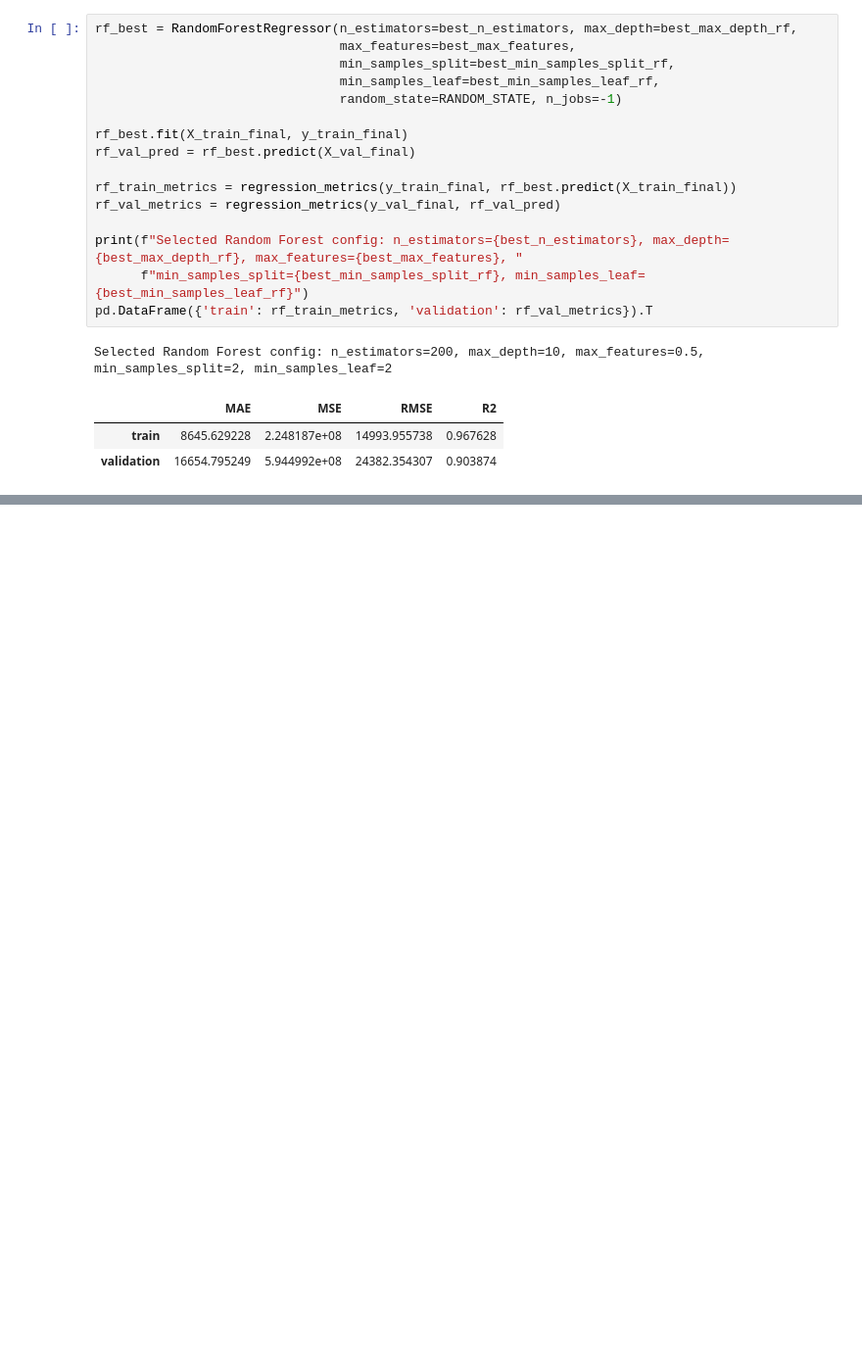
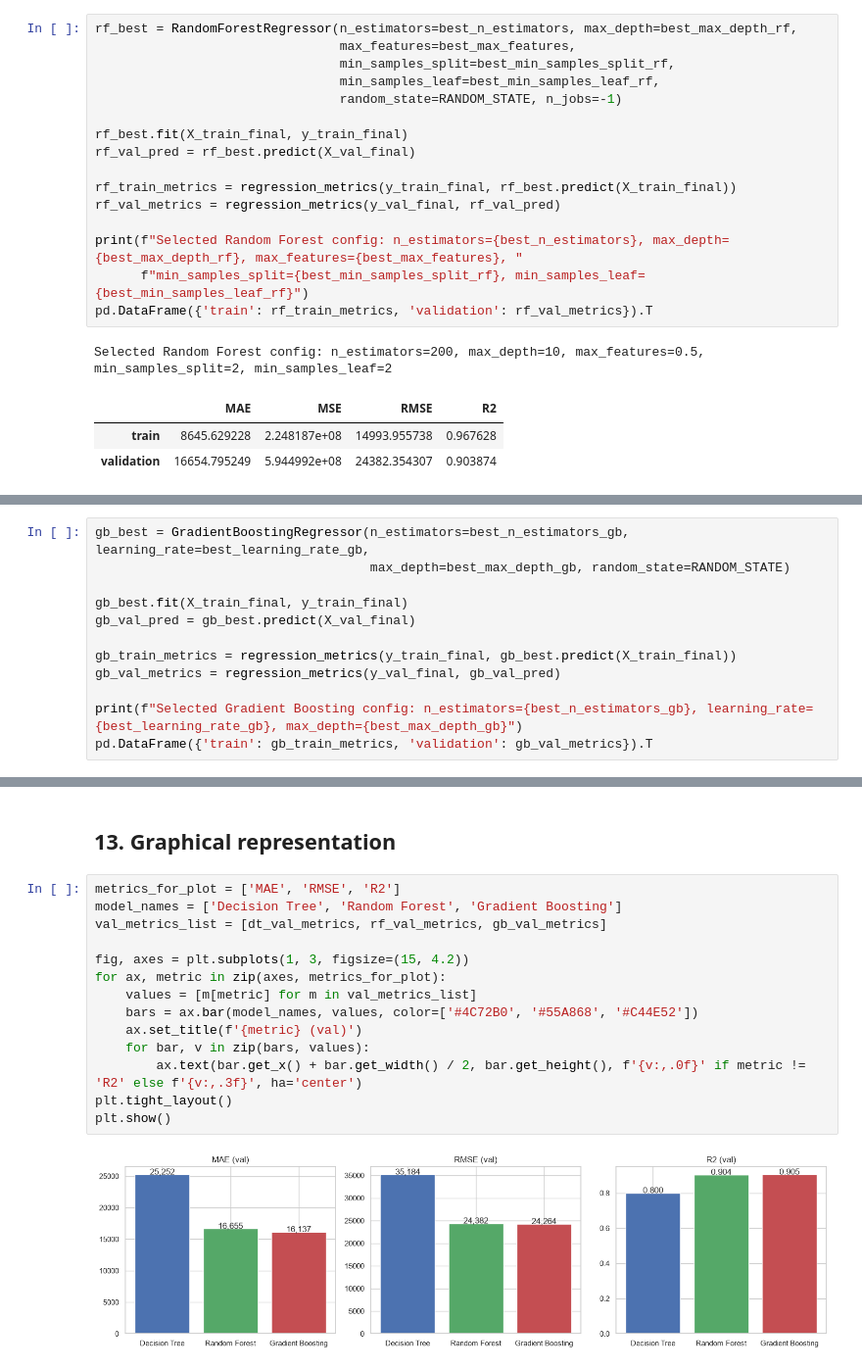
Before and after one commit to anuri-el/Machine-Learning-Technologies, a Jupyter notebook: trees.ipynb, the cells around one changed output, grey strips where cells are left out. Shown at 98% size. Cells and saved outputs as stored; diff of their text form; blank space fills up the shorter version.

Commit message:
add trees final part

```diff
--- a/trees.ipynb
+++ b/trees.ipynb
@@ -538,0 +646,12 @@ Selected Random Forest config: n_estimators=200, max_depth=10, max_features=0.5,
+# %%
+gb_best = GradientBoostingRegressor(n_estimators=best_n_estimators_gb, learning_rate=best_learning_rate_gb,
+                                    max_depth=best_max_depth_gb, random_state=RANDOM_STATE)
+
+gb_best.fit(X_train_final, y_train_final)
+gb_val_pred = gb_best.predict(X_val_final)
+
+gb_train_metrics = regression_metrics(y_train_final, gb_best.predict(X_train_final))
+gb_val_metrics = regression_metrics(y_val_final, gb_val_pred)
+
+print(f"Selected Gradient Boosting config: n_estimators={best_n_estimators_gb}, learning_rate={best_learning_rate_gb}, max_depth={best_max_depth_gb}")
+pd.DataFrame({'train': gb_train_metrics, 'validation': gb_val_metrics}).T
@@ -538,0 +684,18 @@ Selected Random Forest config: n_estimators=200, max_depth=10, max_features=0.5,
+# %% [markdown]
+## 13. Graphical representation
+# %%
+metrics_for_plot = ['MAE', 'RMSE', 'R2']
+model_names = ['Decision Tree', 'Random Forest', 'Gradient Boosting']
+val_metrics_list = [dt_val_metrics, rf_val_metrics, gb_val_metrics]
+
+fig, axes = plt.subplots(1, 3, figsize=(15, 4.2))
+for ax, metric in zip(axes, metrics_for_plot):
+    values = [m[metric] for m in val_metrics_list]
+    bars = ax.bar(model_names, values, color=['#4C72B0', '#55A868', '#C44E52'])
+    ax.set_title(f'{metric} (val)')
+    for bar, v in zip(bars, values):
+        ax.text(bar.get_x() + bar.get_width() / 2, bar.get_height(), f'{v:,.0f}' if metric != 'R2' else f'{v:,.3f}', ha='center')
+plt.tight_layout()
+plt.show()
+# %% [output]
+[figure, added]
```
Also changed, not shown: parts of 25 cells of this notebook.
